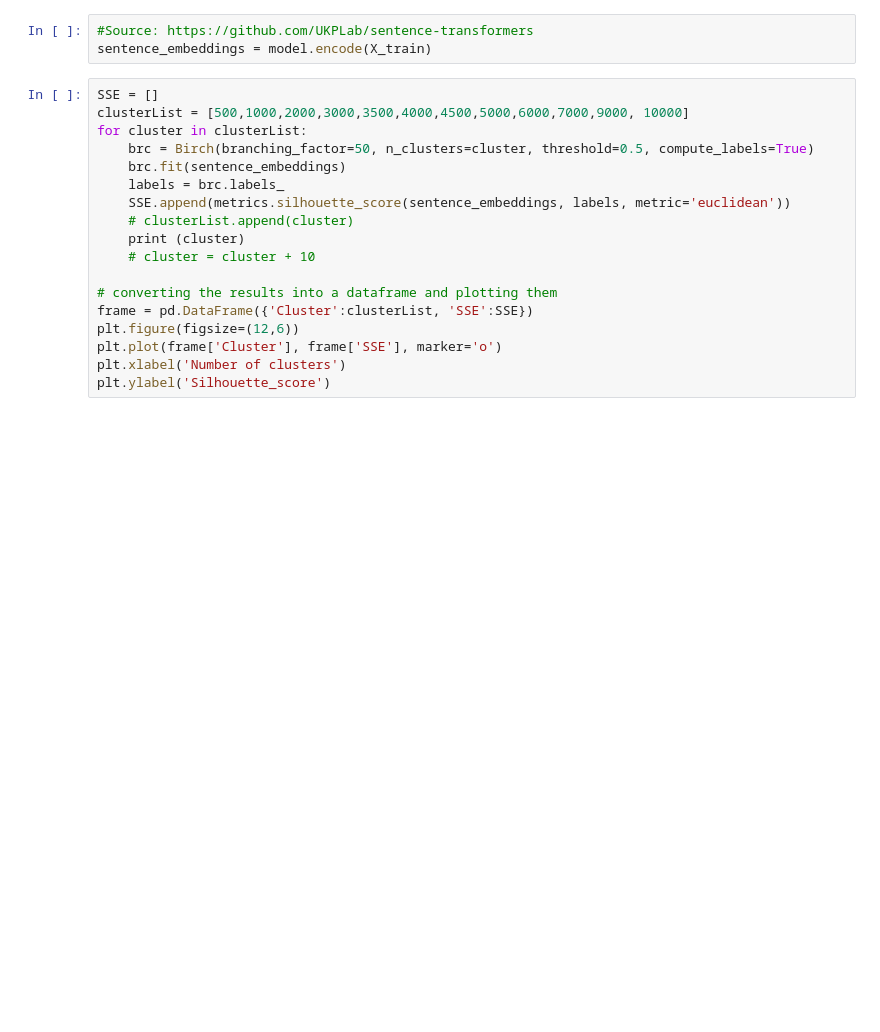
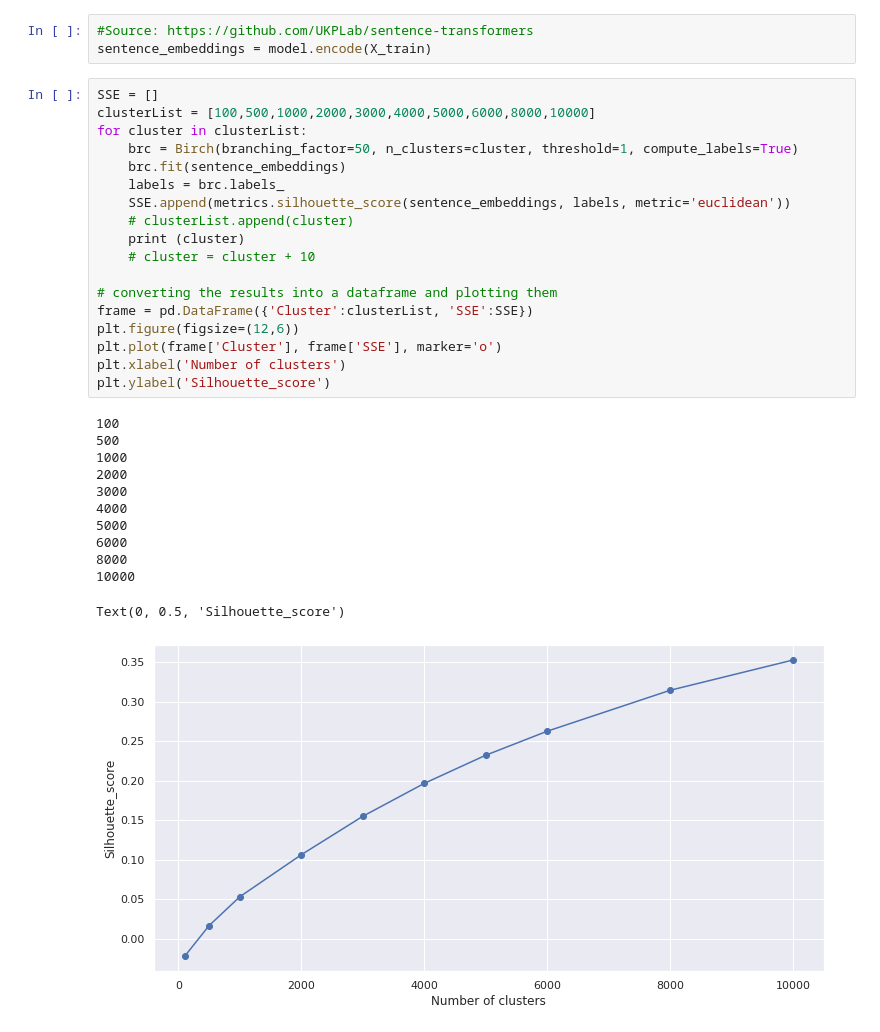
Before and after one commit to SheidaTalei/FinalProject, a Jupyter notebook: SheidaTalei_BIRCHvsBERT_FinalProject.ipynb, the cells around one changed output. Drawn from its saved outputs; the diff is of its cells as text; blank space fills up the shorter version.

```diff
--- a/SheidaTalei_BIRCHvsBERT_FinalProject.ipynb
+++ b/SheidaTalei_BIRCHvsBERT_FinalProject.ipynb
@@ -66,19 +72,32 @@ model = SentenceTransformer('bert-base-multilingual-cased')
 sentence_embeddings = model.encode(X_train)
 # %%
 SSE = []
-clusterList = [500,1000,2000,3000,3500,4000,4500,5000,6000,7000,9000, 10000]
+clusterList = [100,500,1000,2000,3000,4000,5000,6000,8000,10000]
 for cluster in clusterList:
-    brc = Birch(branching_factor=50, n_clusters=cluster, threshold=0.5, compute_labels=True)
+    brc = Birch(branching_factor=50, n_clusters=cluster, threshold=1, compute_labels=True)
     brc.fit(sentence_embeddings)
     labels = brc.labels_
     SSE.append(metrics.silhouette_score(sentence_embeddings, labels, metric='euclidean'))
     # clusterList.append(cluster)
     print (cluster)
     # cluster = cluster + 10
 
 # converting the results into a dataframe and plotting them
 frame = pd.DataFrame({'Cluster':clusterList, 'SSE':SSE})
 plt.figure(figsize=(12,6))
 plt.plot(frame['Cluster'], frame['SSE'], marker='o')
 plt.xlabel('Number of clusters')
 plt.ylabel('Silhouette_score')
+# %% [output]
+100
+500
+1000
+2000
+3000
+4000
+5000
+6000
+8000
+10000
+Text(0, 0.5, 'Silhouette_score')
+[figure, added]
```
Also changed, not shown: parts of 3 cells of this notebook.
